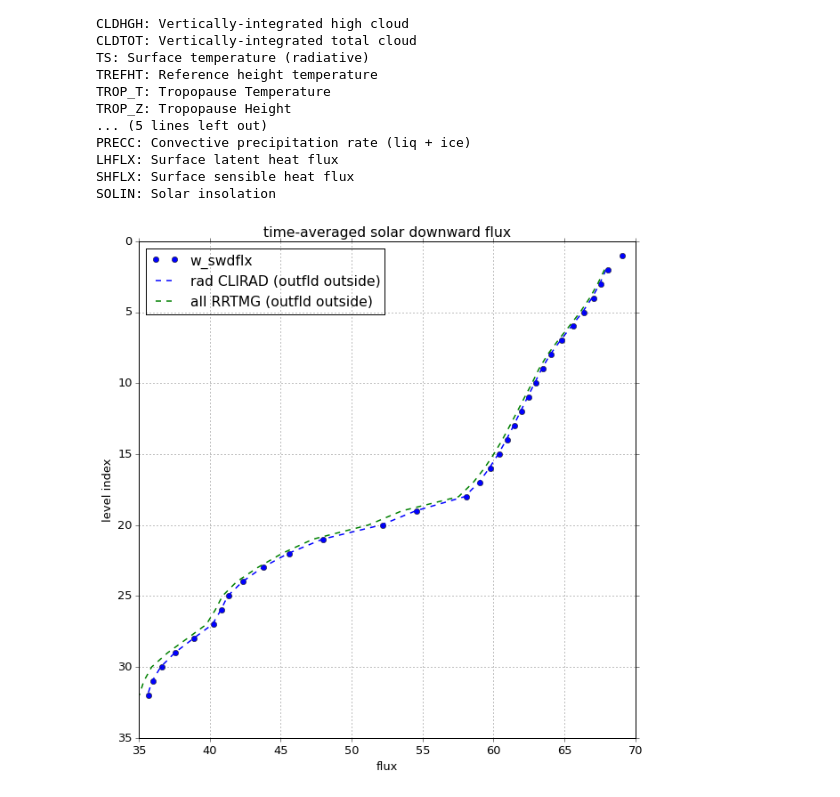
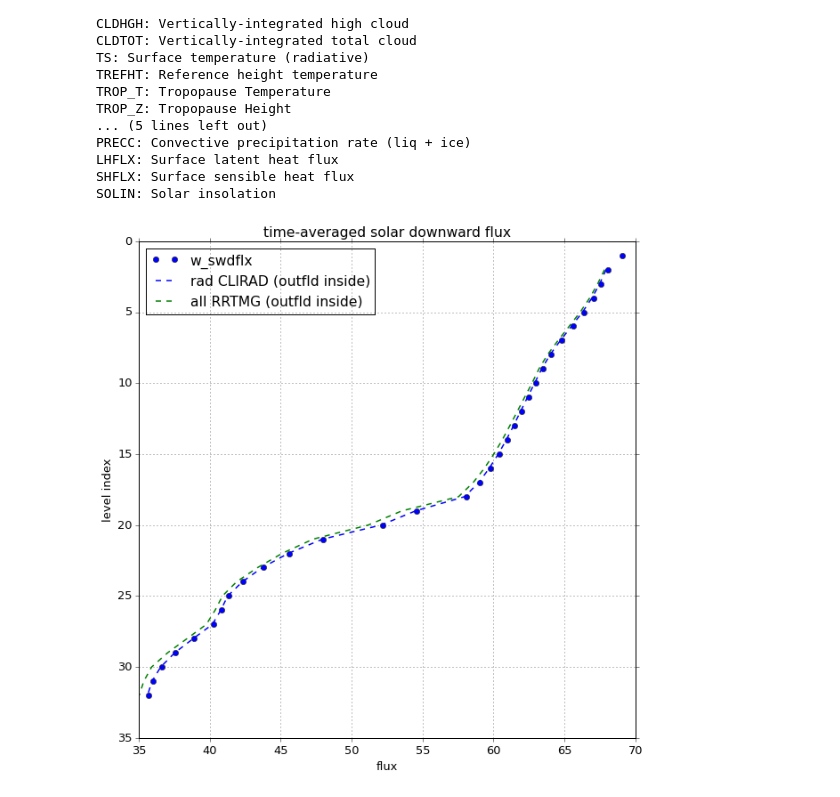
Before and after one commit to qAp/SCAM_radiation_notebooks, a Jupyter notebook: mpace_LWrrtmgclirad_SWrrtmgclirad.ipynb, the cells around one changed output. Drawn from its saved outputs; the diff is of its cells as text; code cells hidden in the pictures.

Commit message:
correct typo: outside --> inside

```diff
--- a/mpace_LWrrtmgclirad_SWrrtmgclirad.ipynb
+++ b/mpace_LWrrtmgclirad_SWrrtmgclirad.ipynb
@@ -698,36 +698,36 @@ def sorad_direct_FDS_vs_camhist_FDS(d3sets):
     df_allRRTMG.coords['level_index'] = ('ilev', range(klev_tom, klev_bom + 1))
 
 
     ################################################################
     # plot all
 
 
     fig, ax = plt.subplots(nrows = 1, ncols = 1,
                           figsize = (10, 10))
 
     ax.plot(df.values, df.index.values, linestyle = 'None', marker = 'o',
            label = 'w_swdflx')
 
     ax.plot(df_radCLIRAD, df_radCLIRAD.coords['level_index'],
-           color = 'b', linestyle = '--', linewidth = 1.5, label = "rad CLIRAD (outfld outside)")
+           color = 'b', linestyle = '--', linewidth = 1.5, label = "rad CLIRAD (outfld inside)")
 
     ax.plot(df_allRRTMG, df_allRRTMG.coords['level_index'],
-           color = 'g', linestyle = '--', linewidth = 1.5, label = "all RRTMG (outfld outside)")
+           color = 'g', linestyle = '--', linewidth = 1.5, label = "all RRTMG (outfld inside)")
 
     ax.set_title('time-averaged solar downward flux')
 
     ax.set_ylabel('level index')
     ax.invert_yaxis()
     ax.yaxis.grid(b = True, which = 'major')
 
     ax.set_xlabel('flux')
     ax.xaxis.grid(b = True, which = 'major')
 
     ax.legend(loc = 'best')
 
 sorad_direct_FDS_vs_camhist_FDS(d3sets)
 # %% [output]
-[figure, old version]
+[figure, new version]
 # %%
 display.HTML('''<script>
 code_show=true;
```
